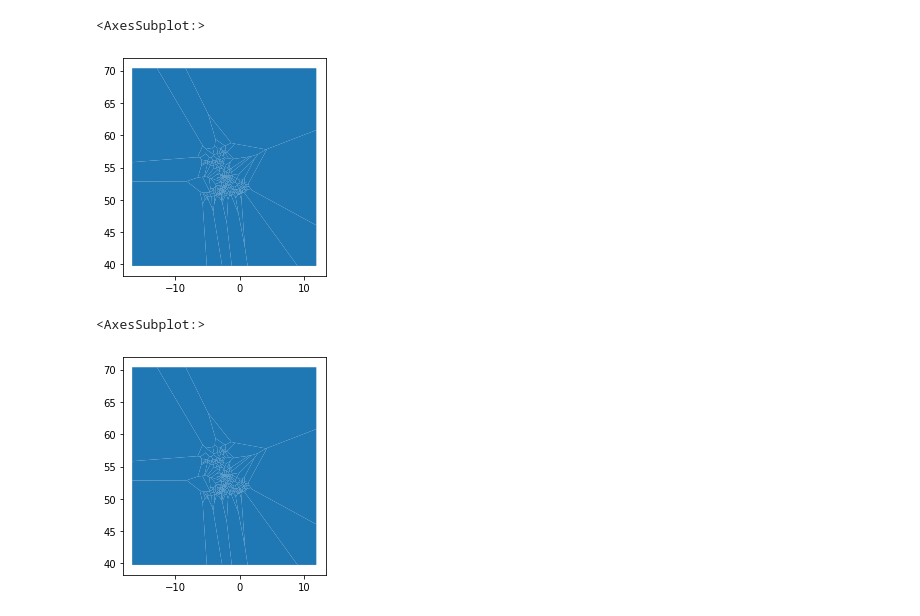
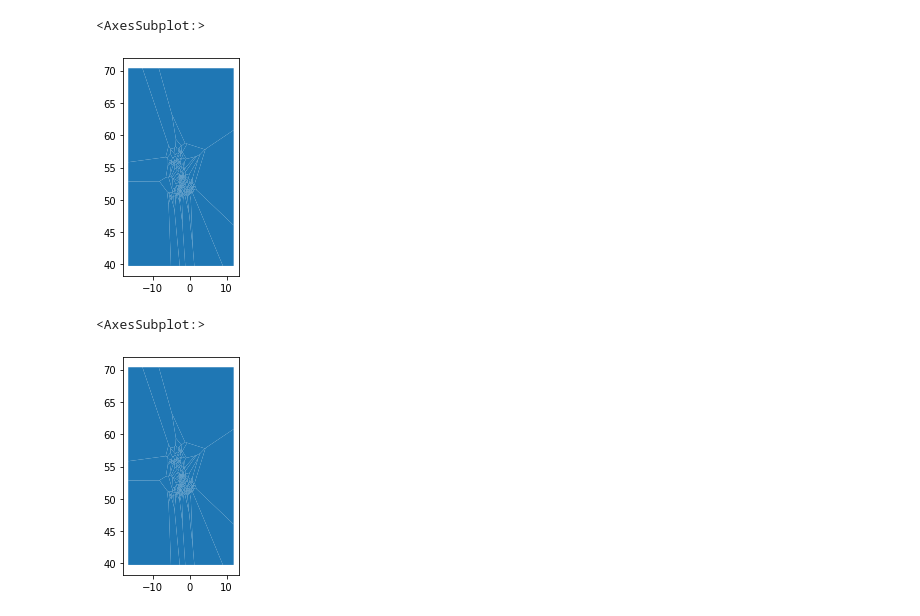
Before and after one commit to DafyddLlyr/black_or_white, a Jupyter notebook: black_or_white.ipynb, the cells around one changed output. Drawn from its saved outputs; the diff is of its cells as text; code cells hidden in the pictures.

```diff
--- a/black_or_white.ipynb
+++ b/black_or_white.ipynb
@@ -18,4 +20,5 @@ def coords_csv_to_gdf(colour):
 white_gdf = coords_csv_to_gdf("white")
 black_gdf = coords_csv_to_gdf("black")
 black_and_white = black_gdf.append(white_gdf)
-black_and_white.head()
+black_and_white = black_and_white.set_crs(epsg=4326)
+black_and_white
@@ -22,16 +39,16 @@ black_and_white.head()
 # %%
 regions = black_and_white["geometry"].unary_union
 voroni = {"geometry": voronoi_diagram(regions)}
-voroni_gdf = gpd.GeoDataFrame(voroni)
+voroni_gdf = gpd.GeoDataFrame(voroni, crs="EPSG:4326")
 voroni_gdf.plot()
 # %% [output]
 <AxesSubplot:>
-[figure, old version]
+[figure, new version]
 # %%
 voroni_gdf = voroni_gdf.sjoin(black_and_white)
 voroni_gdf.plot()
 # %% [output]
 <AxesSubplot:>
-[figure, old version]
+[figure, new version]
 # %%
 uk = gpd.read_file('uk_outline.geojson')
```
Also changed, not shown: parts of 5 cells of this notebook, 3 other files.
